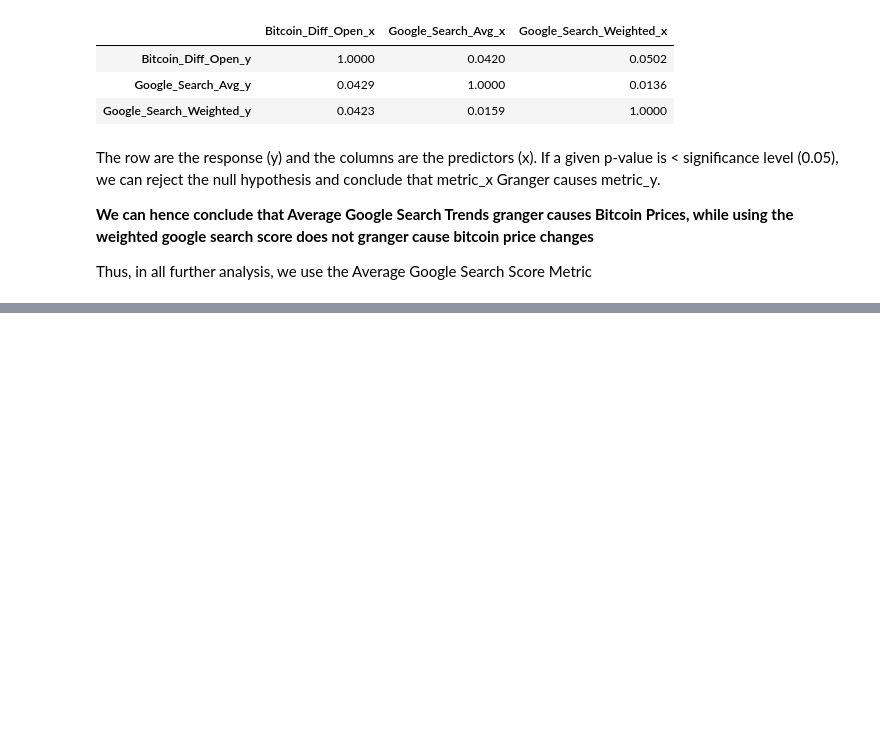
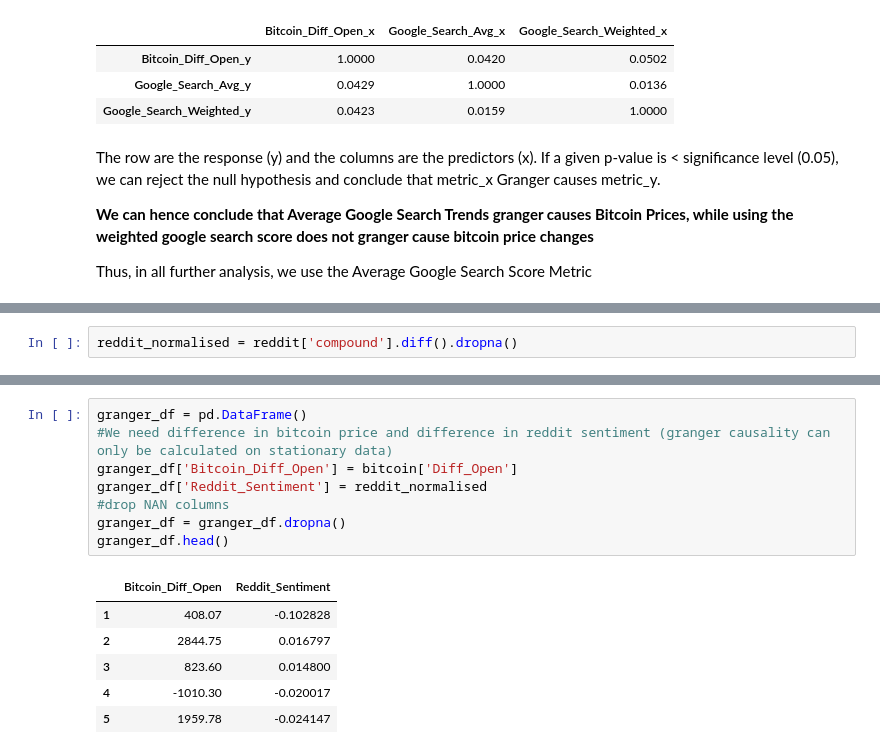
Before and after one commit to aashka-trivedi/cryptocurrency-and-public-sentiment, a Jupyter notebook: code/analysis/GrangerCausality.ipynb, the cells around one changed output, grey strips where cells are left out. Cells and saved outputs as stored; diff of their text form; blank space fills up the shorter version.

```diff
--- a/code/analysis/GrangerCausality.ipynb
+++ b/code/analysis/GrangerCausality.ipynb
@@ -203,0 +238,2 @@ Thus, in all further analysis, we use the Average Google Search Score Metric
+# %%
+reddit_normalised = reddit['compound'].diff().dropna()
@@ -203,0 +247,15 @@ Thus, in all further analysis, we use the Average Google Search Score Metric
+# %%
+granger_df = pd.DataFrame()
+#We need difference in bitcoin price and difference in reddit sentiment (granger causality can only be calculated on stationary data)
+granger_df['Bitcoin_Diff_Open'] = bitcoin['Diff_Open']
+granger_df['Reddit_Sentiment'] = reddit_normalised
+#drop NAN columns
+granger_df = granger_df.dropna()
+granger_df.head()
+# %% [output]
+|  | Bitcoin_Diff_Open | Reddit_Sentiment |
+| 1 | 408.07 | -0.102828 |
+| 2 | 2844.75 | 0.016797 |
+| 3 | 823.60 | 0.014800 |
+| 4 | -1010.30 | -0.020017 |
+| 5 | 1959.78 | -0.024147 |
```
Also changed, not shown: parts of 12 cells of this notebook, 4 other files.
